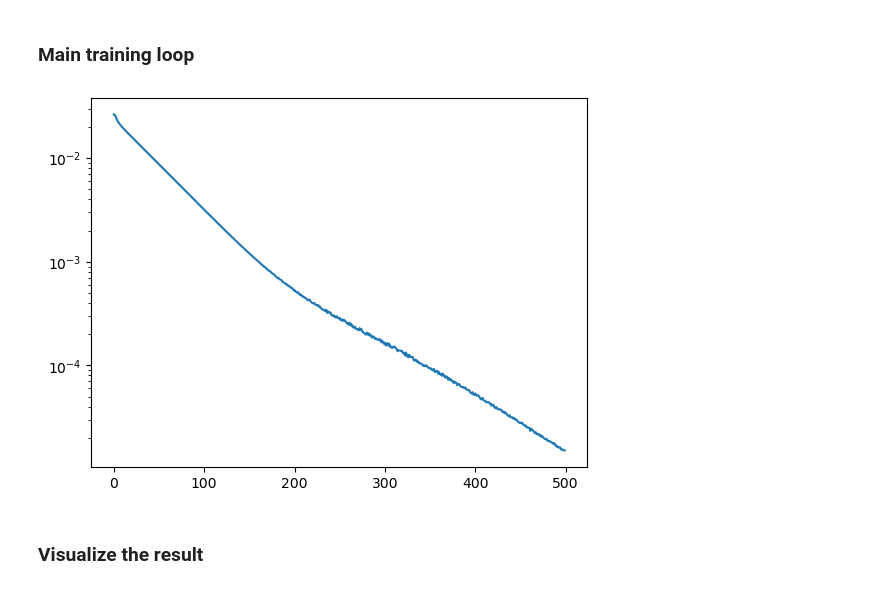
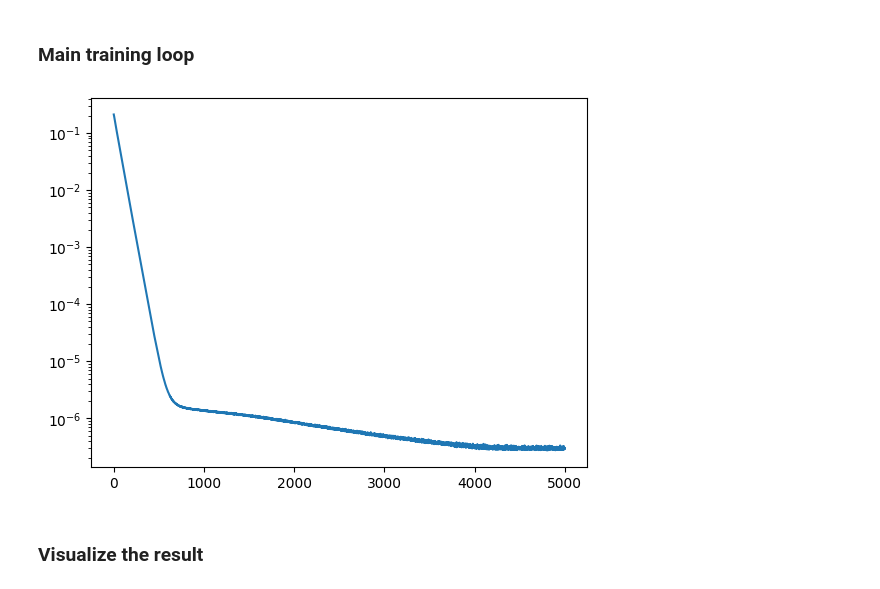
Before and after one commit to JamesAndrewKing/GaussNewtonShapes, a Jupyter notebook: notebooks/minimal_surface_refactor.ipynb, the cells around one changed output. Drawn from its saved outputs; the diff is of its cells as text; code cells hidden in the pictures.

```diff
--- a/notebooks/minimal_surface_refactor.ipynb
+++ b/notebooks/minimal_surface_refactor.ipynb
@@ -60,6 +60,8 @@ pts_corners = torch.tensor([
     ], dtype=torch.float32)
 
 pts_space = torch.rand([10000, 3])
+pts_space_fixed = torch.rand([1000, 3])
+pts_eikonal = torch.cat((pts_space_fixed, pts_boundary))
 
 loss_weights = {"interface": 1.0, "interface_corners": 10.0, "eikonal": 0.01, "laplacian": 1.0}
 # eikonal weight has to be small compared to h_laplace, see StabEik
@@ -67,6 +69,7 @@ loss_weights = {"interface": 1.0, "interface_corners": 10.0, "eikonal": 0.01, "l
 config = {
     "pts_boundary": pts_boundary,
     "pts_corners": pts_corners,
+    "pts_eikonal": pts_eikonal,
     "pts_space": pts_space,
     "loss_weights": loss_weights,
 }
@@ -103,7 +106,7 @@ success, (p_surface, y_sel) = find_boundary_points_numerically_with_binsearch(
 print(f"Success: {success}. If failed, rerun a few times.")
 
 if success:
-    mask = torch.abs(y_sel)<1e-5 ## there is some error in the sampler which produces outliers. This is a simple hotfix until we fix it
+    mask = torch.abs(y_sel)<1e-3 ## there is some error in the sampler which produces outliers. This is a simple hotfix until we fix it
     # print(f'final level.mean(): {y_sel.mean()}, level.std(): {y_sel.std()}')
     # print(f"min: {y_sel.min()}, max: {y_sel.max()}")
     # print(f"{sum(mask).item()} out of {len(y_sel)} total are outside 1e-4 tolerance after 20 steps")
@@ -142,7 +147,7 @@ bounds = torch.tensor([[0,1], [0,1], [0,1]])
 
 loss_over_iters = {}
 
-for i in (pbar:=trange(500)):
+for i in (pbar:=trange(5000)):
     optim.zero_grad()
 
     ## 1) Interface at boundaries
@@ -150,7 +155,7 @@ for i in (pbar:=trange(500)):
     loss_interface += loss_weights["interface_corners"] * 0.5*model.f(params, pts_corners).square().mean()
 
     ## 2) Eikonal at boundaries (or everywhere?)
-    loss_eikonal  = 0.5*(model.vf_x(params, pts_boundary).squeeze(1).square().sum(1).sqrt() - 1).square().mean()
+    loss_eikonal  = 0.5*(model.vf_x(params, pts_eikonal).squeeze(1).square().sum(1).sqrt() - 1).square().mean()
 
     if sample_on_surface:
         if sampling_method=="random":
@@ -173,36 +178,37 @@ for i in (pbar:=trange(500)):
                 resolution=init_grid_resolution
                 )
             if success:
-                mask = torch.abs(y_sel)<1e-5 ## there is some error in the sampler which produces outliers. This is a simple hotfix until we fix it
+                mask = torch.abs(y_sel)<1e-3 ## there is some error in the sampler which produces outliers. This is a simple hotfix until we fix it
                 pts_space = p_surface.data[mask]
             else:
-                print("Warning: failed. Surface points will be outdated.")
+                # print("Warning: failed. Surface points will be outdated.")
                 pass ## TODO: probably need to have a fallback to handle this case, and nans more generally
         else:
             assert False, "Point sampling method unknown"
+        pts_space = torch.cat((pts_space_fixed, pts_space))
         config["pts_space"] = pts_space
         optim.config = config
     loss_laplacian = 0.5*model.v_f_laplace(params, pts_space).squeeze(1).square().mean()
 
     loss = loss_weights["interface"] * loss_interface + loss_weights["eikonal"] * loss_eikonal + loss_weights["laplacian"] * loss_laplacian
 
     loss.backward()
     optim.step()
     with torch.no_grad():
         loss_metric = loss_interface + loss_laplacian
 
         pbar.set_description(f"interface: {loss_interface.item():.2e} "
                             f"eikonal: {loss_eikonal.item():.2e} "
                             f"laplacian: {loss_laplacian.item():.2e} "
                             f"{len(pts_space)}"
                             )
         loss_over_iters[i] = loss_metric.item()
 
 plt.plot(loss_over_iters.keys(), loss_over_iters.values())
 plt.semilogy()
 plt.show()
 # %% [output]
-[figure, old version]
+[figure, new version]
 # %% [markdown]
 ### Visualize the result
 # %%
```
Also changed, not shown: parts of 1 cell of this notebook, 1 other file.
